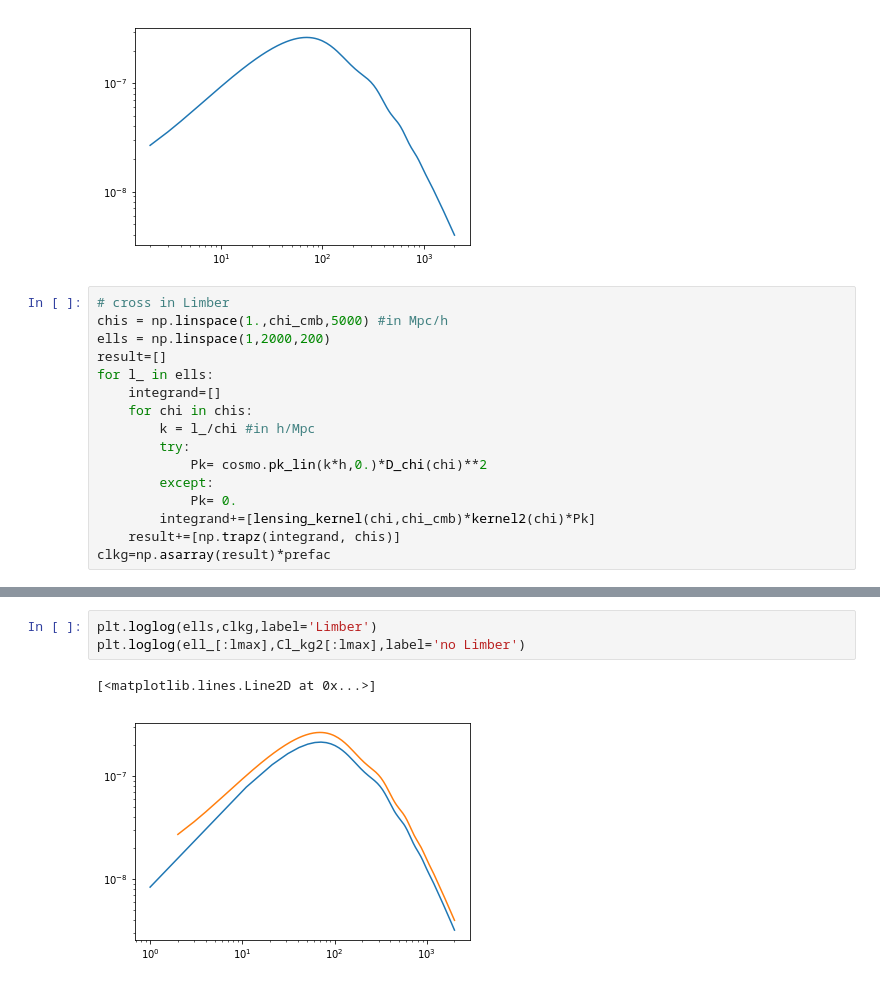
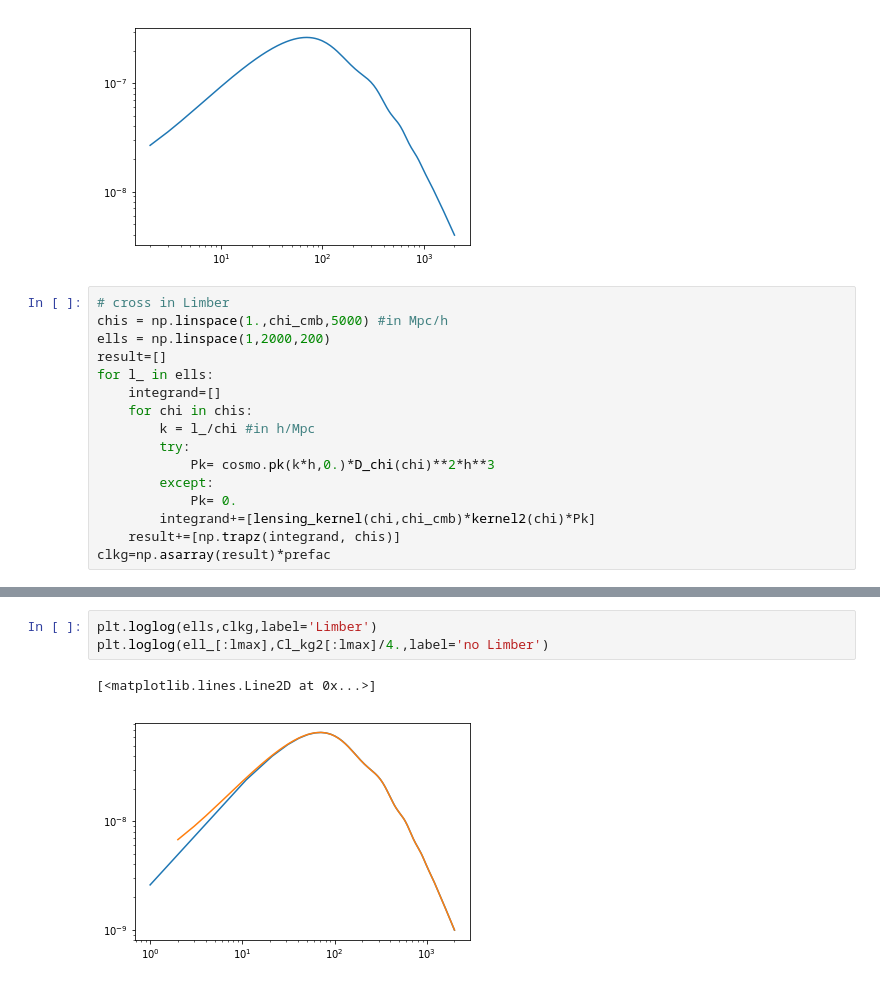
Before and after one commit to VMBoehm/postlimber, a Jupyter notebook: notebooks/postLimber_Integrals_VsVersion.ipynb, the cells around one changed output, grey strips where cells are left out. Saved outputs shown, nothing was run; the diff lists cells and outputs as text.

```diff
--- a/notebooks/postLimber_Integrals_VsVersion.ipynb
+++ b/notebooks/postLimber_Integrals_VsVersion.ipynb
@@ -933,7 +932,7 @@ for l_ in ells:
     for chi in chis:
         k = l_/chi #in h/Mpc
         try:
-            Pk= cosmo.pk_lin(k*h,0.)*D_chi(chi)**2
+            Pk= cosmo.pk(k*h,0.)*D_chi(chi)**2*h**3
         except:
             Pk= 0.
         integrand+=[lensing_kernel(chi,chi_cmb)*kernel2(chi)*Pk]
@@ -991,7 +991,7 @@ Time taken =  1.8057458400726318
 # %%
 plt.loglog(ells,clkg,label='Limber')
-plt.loglog(ell_[:lmax],Cl_kg2[:lmax],label='no Limber')
+plt.loglog(ell_[:lmax],Cl_kg2[:lmax]/4.,label='no Limber')
 # %% [output]
 [<matplotlib.lines.Line2D at 0x...>]
-[figure, old version]
+[figure, new version]
 # %%
```
Also changed, not shown: parts of 14 cells of this notebook.
